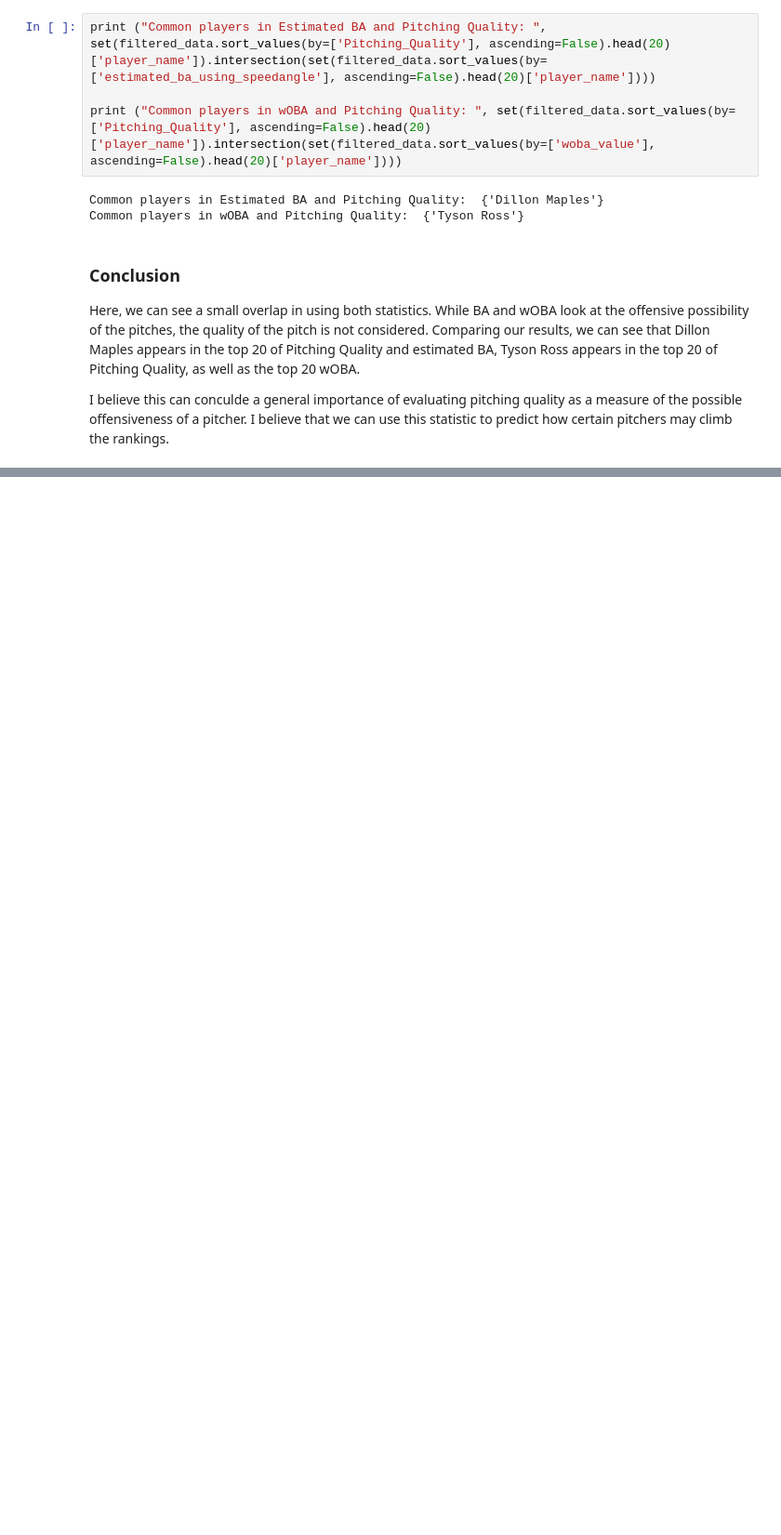
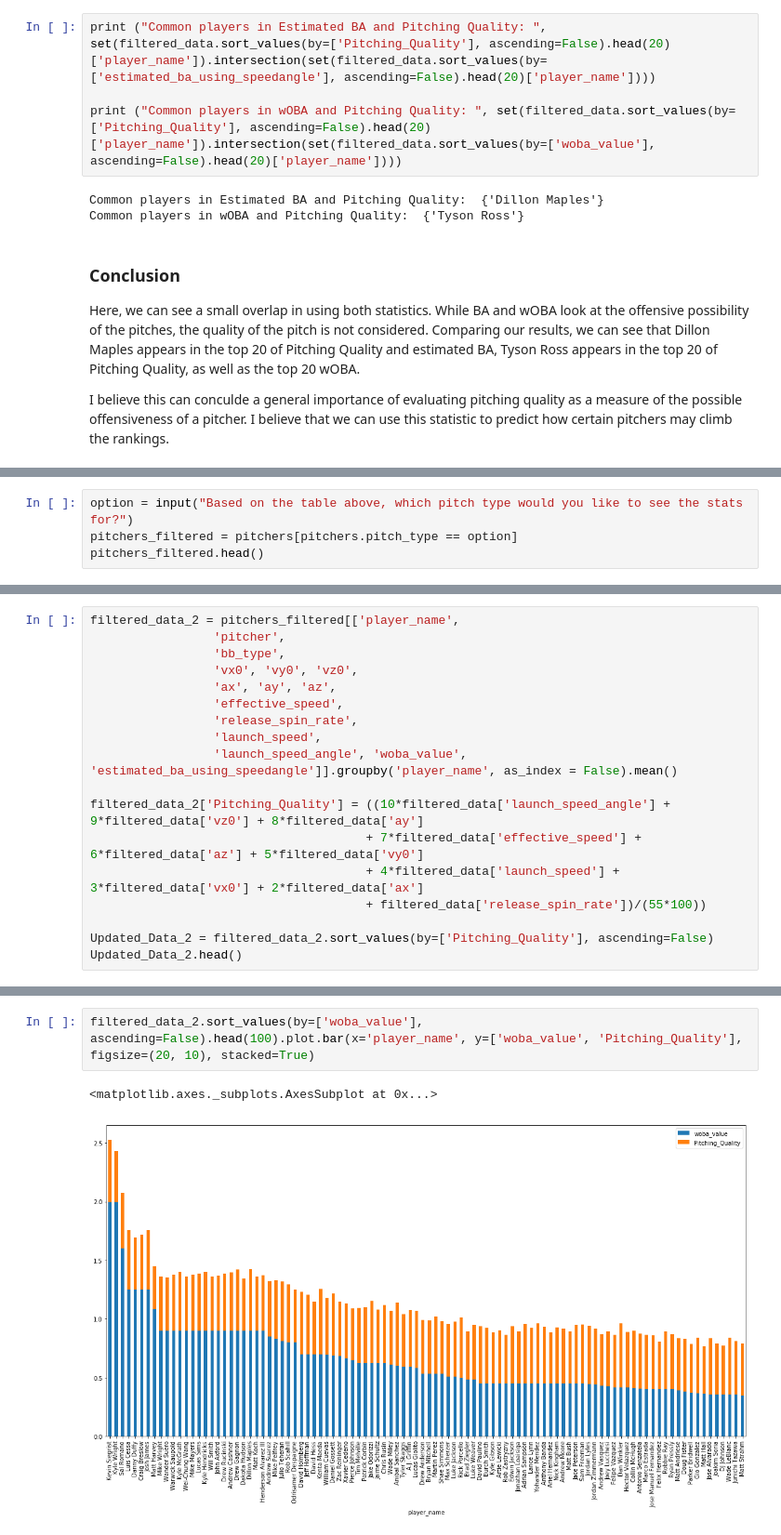
Before and after one commit to HussainQ/CSCI4831_Sabermetrics_Final_Project, a Jupyter notebook: Final_Project_Hussain_Quadri.ipynb, the cells around one changed output, grey strips where cells are left out. Shown at 93% size. Saved outputs shown, nothing was run; the diff lists cells and outputs as text; blank space fills up the shorter version.

Commit message:
Added Additional Funtionality
Data can now be filtered by Pitch Type under "Additional Functionality"

```diff
--- a/Final_Project_Hussain_Quadri.ipynb
+++ b/Final_Project_Hussain_Quadri.ipynb
@@ -253,0 +294,4 @@ I believe this can conculde a general importance of evaluating pitching quality
+# %%
+option = input("Based on the table above, which pitch type would you like to see the stats for?")
+pitchers_filtered = pitchers[pitchers.pitch_type == option]
+pitchers_filtered.head()
@@ -253,0 +307,18 @@ I believe this can conculde a general importance of evaluating pitching quality
+# %%
+filtered_data_2 = pitchers_filtered[['player_name',
+                 'pitcher',
+                 'bb_type',
+                 'vx0', 'vy0', 'vz0',
+                 'ax', 'ay', 'az',
+                 'effective_speed',
+                 'release_spin_rate',
+                 'launch_speed',
+                 'launch_speed_angle', 'woba_value', 'estimated_ba_using_speedangle']].groupby('player_name', as_index = False).mean()
+
+filtered_data_2['Pitching_Quality'] = ((10*filtered_data['launch_speed_angle'] + 9*filtered_data['vz0'] + 8*filtered_data['ay']
+                                      + 7*filtered_data['effective_speed'] + 6*filtered_data['az'] + 5*filtered_data['vy0']
+                                      + 4*filtered_data['launch_speed'] + 3*filtered_data['vx0'] + 2*filtered_data['ax']
+                                      + filtered_data['release_spin_rate'])/(55*100))
+
+Updated_Data_2 = filtered_data_2.sort_values(by=['Pitching_Quality'], ascending=False)
+Updated_Data_2.head()
@@ -253,0 +332,5 @@ I believe this can conculde a general importance of evaluating pitching quality
+# %%
+filtered_data_2.sort_values(by=['woba_value'], ascending=False).head(100).plot.bar(x='player_name', y=['woba_value', 'Pitching_Quality'], figsize=(20, 10), stacked=True)
+# %% [output]
+<matplotlib.axes._subplots.AxesSubplot at 0x...>
+[figure, added]
```
Also changed, not shown: parts of 9 cells of this notebook.
